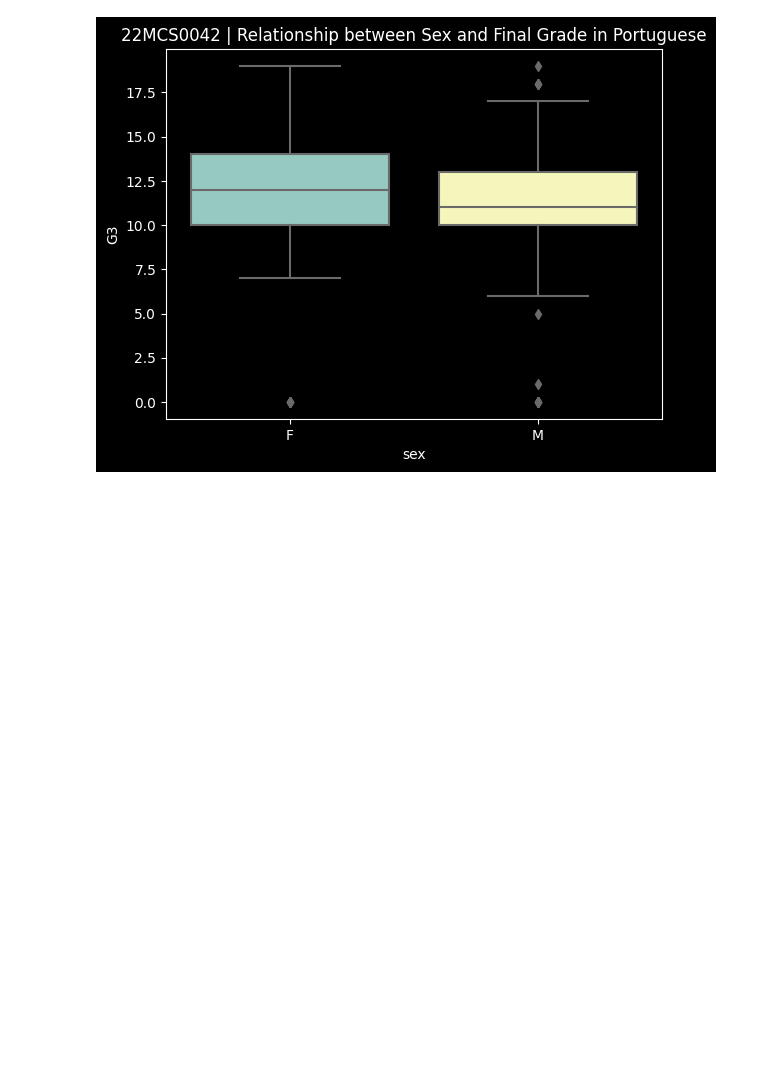
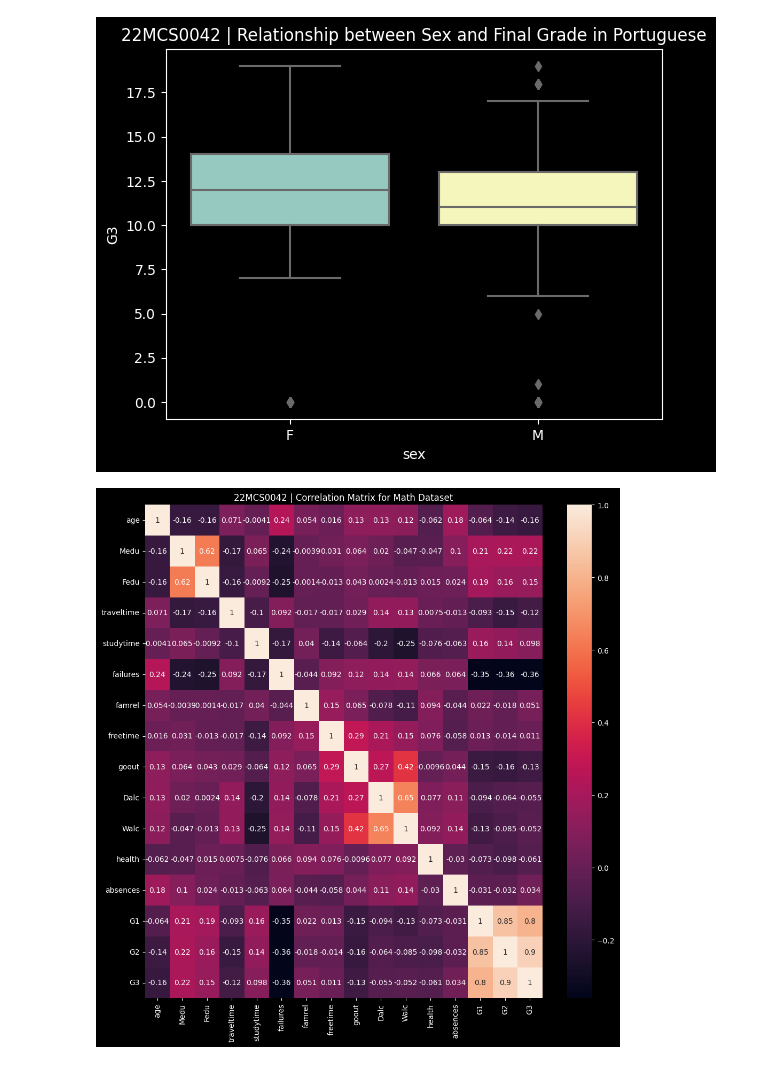
Before and after one commit to harmanpreet-s/data-analytics-student-performance, a Jupyter notebook: data-analytics-student-performance.ipynb, the cells around one changed output. Drawn from its saved outputs; the diff is of its cells as text; code cells hidden in the pictures; blank space fills up the shorter version.

Commit message:
feat: correlation

```diff
--- a/data-analytics-student-performance.ipynb
+++ b/data-analytics-student-performance.ipynb
@@ -166,3 +166,12 @@ plt.title("22MCS0042 | Relationship between Sex and Final Grade in Portuguese")
 plt.show()
 # %% [output]
 [figure]
+# %%
+# Correlation Analysis
+fig, ax = plt.subplots(figsize=(12, 12))
+correlation_matrix = df_math.corr()
+sns.heatmap(correlation_matrix, annot=True)
+plt.title("22MCS0042 | Correlation Matrix for Math Dataset")
+plt.show()
+# %% [output]
+[figure, added]
```
